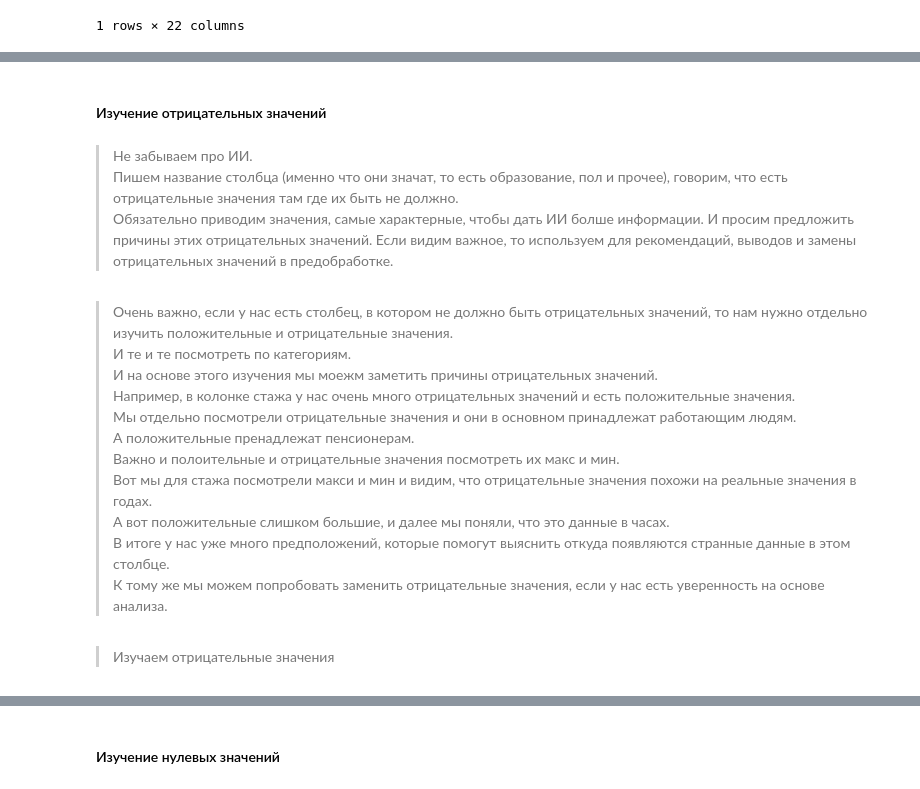
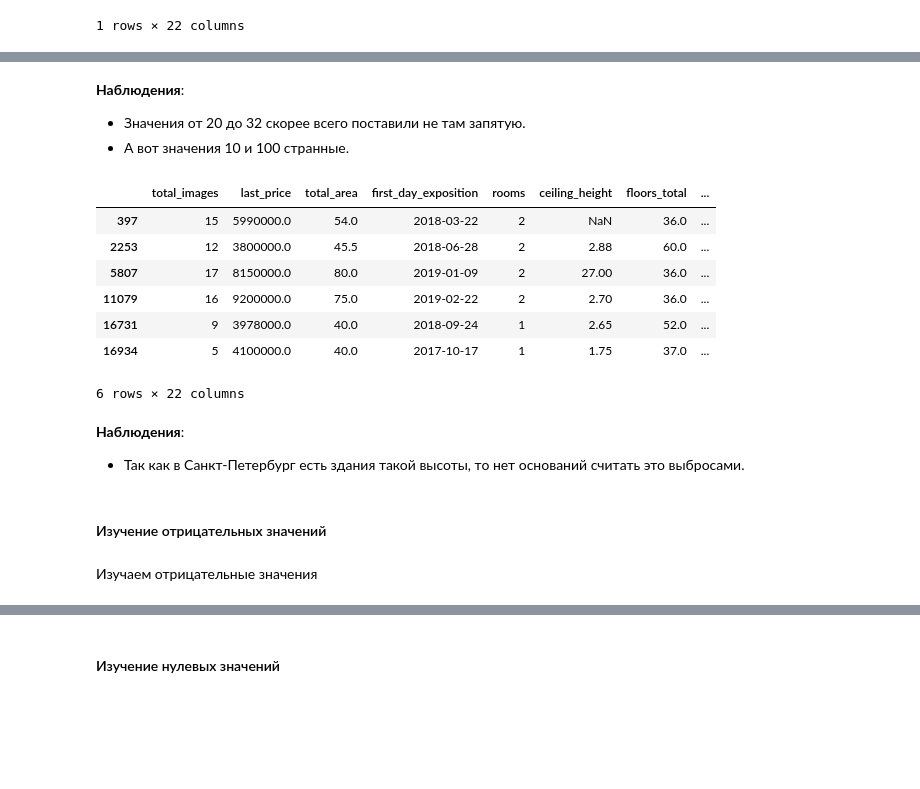
Before and after one commit to PAGriAnalytics/pagri-projects, a Jupyter notebook: quarto/projects/housing-ads-investigation/housing_ads_investigation.ipynb, the cells around one changed output, grey strips where cells are left out. Cells and saved outputs as stored; diff of their text form; code cells hidden in the pictures; blank space fills up the shorter version.

```diff
--- a/quarto/projects/housing-ads-investigation/housing_ads_investigation.ipynb
+++ b/quarto/projects/housing-ads-investigation/housing_ads_investigation.ipynb
@@ -515,23 +540,24 @@ next(gen)
+# %% [markdown]
+**Наблюдения**:
+- Значения от 20 до 32 скорее всего поставили не там запятую.
+- А вот значения 10 и 100 странные.
+# %%
+df[df.floors_total > 35]
+# %% [output]
+|  | total_images | last_price | total_area | first_day_exposition | rooms | ceiling_height | floors_total | ... |
+| 397 | 15 | 5990000.0 | 54.0 | 2018-03-22 | 2 | NaN | 36.0 | ... |
+| 2253 | 12 | 3800000.0 | 45.5 | 2018-06-28 | 2 | 2.88 | 60.0 | ... |
+| 5807 | 17 | 8150000.0 | 80.0 | 2019-01-09 | 2 | 27.00 | 36.0 | ... |
+| 11079 | 16 | 9200000.0 | 75.0 | 2019-02-22 | 2 | 2.70 | 36.0 | ... |
+| 16731 | 9 | 3978000.0 | 40.0 | 2018-09-24 | 1 | 2.65 | 52.0 | ... |
+| 16934 | 5 | 4100000.0 | 40.0 | 2017-10-17 | 1 | 1.75 | 37.0 | ... |
+6 rows × 22 columns
+# %% [markdown]
+**Наблюдения**:
+- Так как в Санкт-Петербург	есть здания такой высоты, то нет оснований считать это выбросами.
 # %% [markdown]
 #### Изучение отрицательных значений
-# %% [markdown]
->Не забываем про ИИ.
->Пишем название столбца (именно что они значат, то есть образование, пол и прочее), говорим, что есть отрицательные значения там где их быть не должно.
->Обязательно приводим значения, самые характерные, чтобы дать ИИ болше информации.
->И просим предложить причины этих отрицательных значений. Если видим важное, то используем для рекомендаций, выводов и замены отрицательных значений в предобработке.
-# %% [markdown]
->Очень важно, если у нас есть столбец, в котором не должно быть отрицательных значений, то нам нужно отдельно изучить положительные и отрицательные значения.
->И те и те посмотреть по категориям.
->И на основе этого изучения мы моежм заметить причины отрицательных значений.
->Например, в колонке стажа у нас очень много отрицательных значений и есть положительные значения.
->Мы отдельно посмотрели отрицательные значения и они в основном принадлежат работающим людям.
->А положительные пренадлежат пенсионерам.
->Важно и полоительные и отрицательные значения посмотреть их макс и мин.
->Вот мы для стажа посмотрели макси и мин и видим, что отрицательные значения похожи на реальные значения в годах.
->А вот положительные слишком большие, и далее мы поняли, что это данные в часах.
->В итоге у нас уже много предположений, которые помогут выяснить откуда появляются странные данные в этом столбце.
->К тому же мы можем попробовать заменить отрицательные значения, если у нас есть уверенность на основе анализа.
 # %% [markdown]
->Изучаем отрицательные значения
+Изучаем отрицательные значения
 # %%
 series_negative = pagri_data_tools.find_columns_with_negative_values(df)
```
Also changed, not shown: parts of 49 cells of this notebook.
